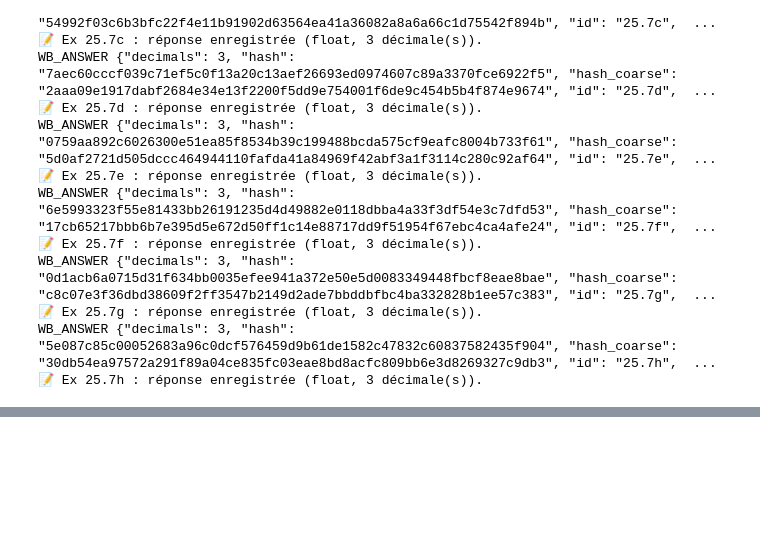
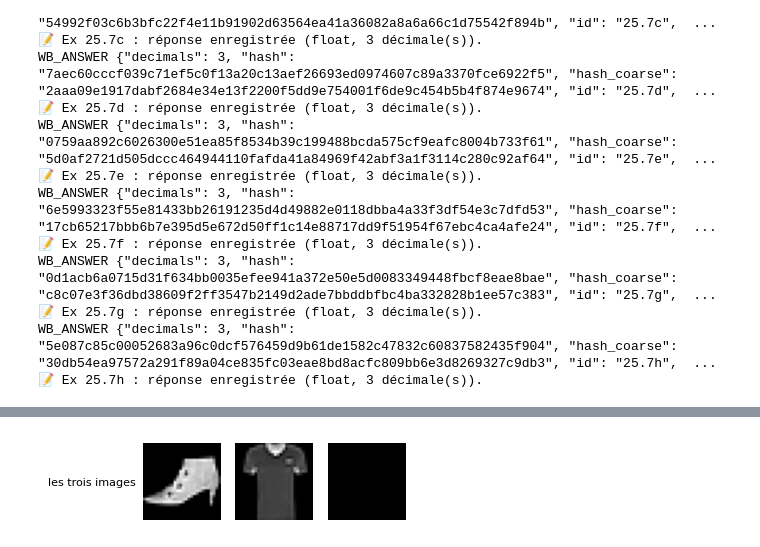
Before and after one commit to cemah2/workbookIA, a Jupyter notebook: chapitres/ch25_autoencodeurs/05_solutions.ipynb, the cells around one changed output, grey strips where cells are left out. Cells and saved outputs as stored; diff of their text form; code cells hidden in the pictures; blank space fills up the shorter version.

```diff
--- a/chapitres/ch25_autoencodeurs/05_solutions.ipynb
+++ b/chapitres/ch25_autoencodeurs/05_solutions.ipynb
@@ -687,0 +860,25 @@ WB_ANSWER {"decimals": 3, "hash": "5e087c85c00052683a96c0dcf576459d9b61de1582c47
+# %%
+BOOT_14 = XF_TEST[np.flatnonzero(YF_TEST == 9)[0]]       # an ankle boot (class 9), 784 pixels in [0, 1]
+SHIRT_14 = XF_TEST[np.flatnonzero(YF_TEST == 0)[0]]      # a T-shirt (class 0)
+BLACK_14 = np.zeros(784, dtype=np.float32)               # an all-black image
+
+
+def train_one_image_14(image, n_latent=20, bias=True, steps=500, seed=2514):
+    """A 784-n_latent-784 autoencoder (Linear + ReLU, then Linear + Sigmoid), trained on ONE image only:
+    `steps` steps of Adam (learning rate 0.001) on the binary cross-entropy. With bias=False, no layer has biases."""
+    torch.manual_seed(seed)
+    model = AutoEncoder(nn.Sequential(nn.Linear(784, n_latent, bias=bias), nn.ReLU()),
+                        nn.Sequential(nn.Linear(n_latent, 784, bias=bias), nn.Sigmoid()))
+    x = to_tensor(image).reshape(1, 784)
+    optimizer = torch.optim.Adam(model.parameters(), lr=1e-3)
+    for _ in range(steps):
+        loss = F.binary_cross_entropy(model(x), x)
+        optimizer.zero_grad()
+        loss.backward()
+        optimizer.step()
+    return model
+
+
+show_rows([np.stack([BOOT_14, SHIRT_14, BLACK_14])], ["les trois images"], size=1.3)
+# %% [output]
+[figure, added]
```
Also changed, not shown: parts of 58 cells of this notebook, 8 other files.
